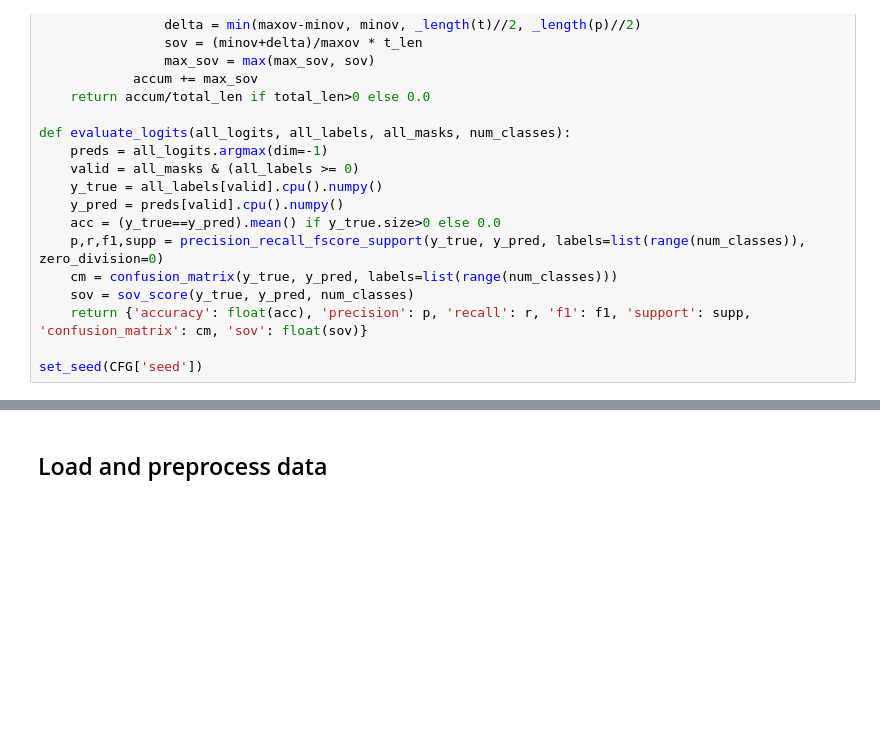
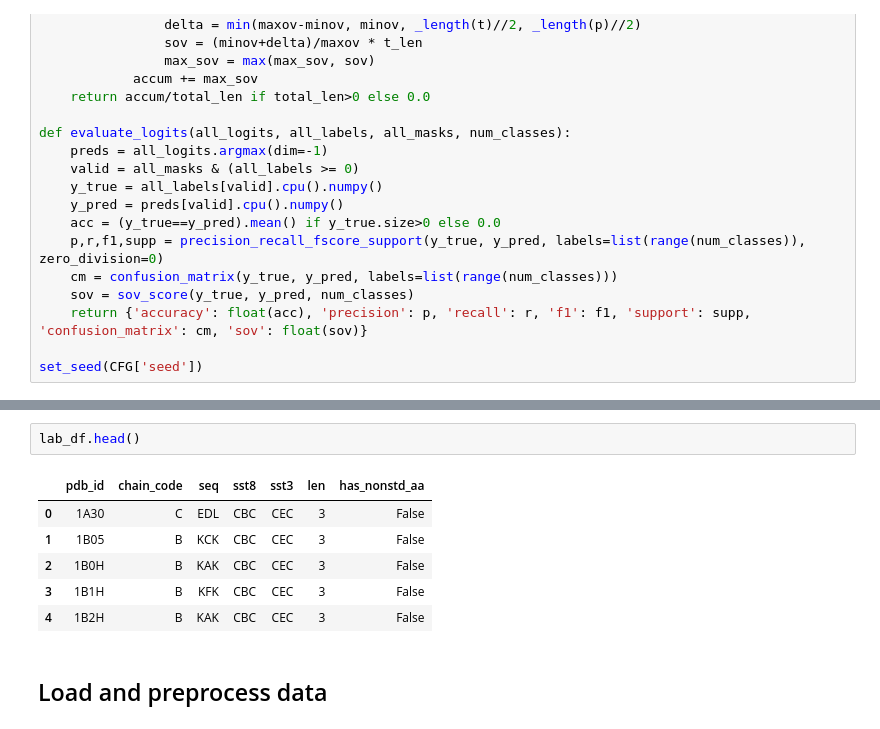
Before and after one commit to apaditya7/SC4001_Assignment2, a Jupyter notebook: notebooks/train_bilstm_colab.ipynb, the cells around one changed output, grey strips where cells are left out. Saved outputs shown, nothing was run; the diff lists cells and outputs as text; blank space fills up the shorter version.

```diff
--- a/notebooks/train_bilstm_colab.ipynb
+++ b/notebooks/train_bilstm_colab.ipynb
@@ -173,3 +189,12 @@ set_seed(CFG['seed'])
+# %%
+lab_df.head()
+# %% [output]
+|  | pdb_id | chain_code | seq | sst8 | sst3 | len | has_nonstd_aa |
+| 0 | 1A30 | C | EDL | CBC | CEC | 3 | False |
+| 1 | 1B05 | B | KCK | CBC | CEC | 3 | False |
+| 2 | 1B0H | B | KAK | CBC | CEC | 3 | False |
+| 3 | 1B1H | B | KFK | CBC | CEC | 3 | False |
+| 4 | 1B2H | B | KAK | CBC | CEC | 3 | False |
 # %% [markdown]
 ## Load and preprocess data
 # %%
```
Also changed, not shown: parts of 8 cells of this notebook, 4 other files.
